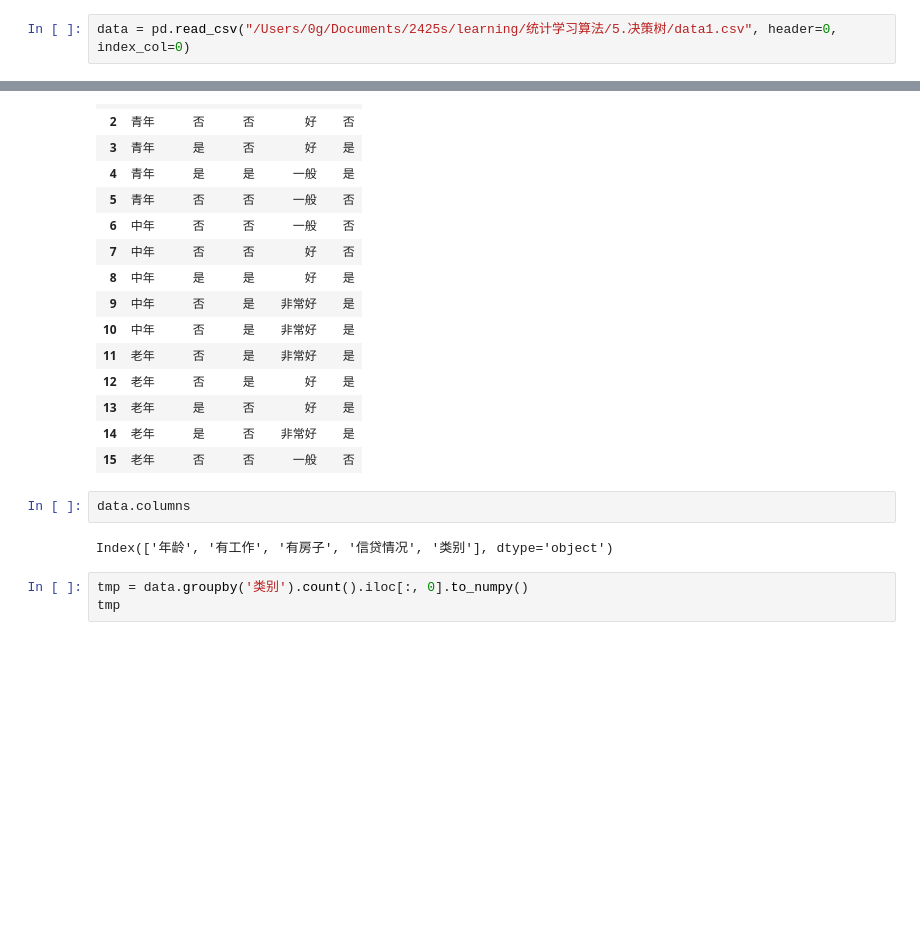
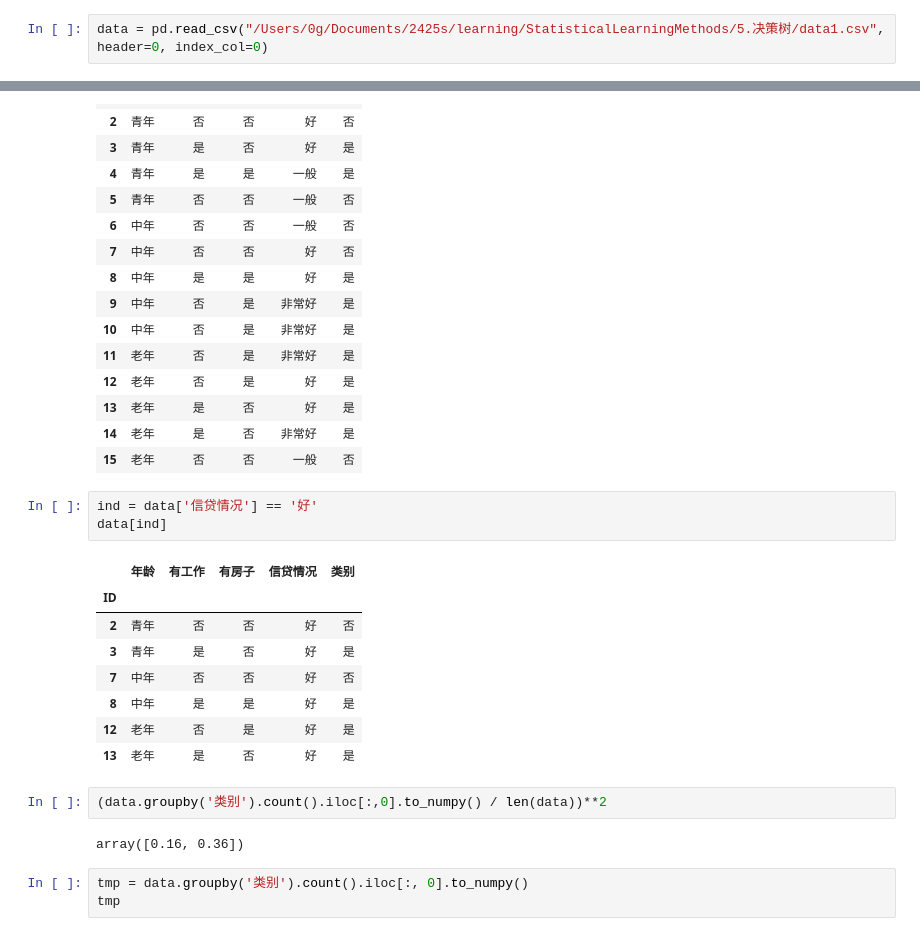
Before and after one commit to ruaruazero/StatisticalLearningMethods, a Jupyter notebook: 5.决策树/5.决策树.ipynb, the cells around one changed output, grey strips where cells are left out. Saved outputs shown, nothing was run; the diff lists cells and outputs as text; blank space fills up the shorter version.

```diff
--- a/5.决策树/5.决策树.ipynb
+++ b/5.决策树/5.决策树.ipynb
@@ -65,7 +89,7 @@ wine.groupby('alcohol').count
 # %% [output]
 <bound method GroupBy.count of <pandas.core.groupby.generic.DataFrameGroupBy object at 0x...>>
 # %%
-data = pd.read_csv("/Users/0g/Documents/2425s/learning/统计学习算法/5.决策树/data1.csv", header=0, index_col=0)
+data = pd.read_csv("/Users/0g/Documents/2425s/learning/StatisticalLearningMethods/5.决策树/data1.csv", header=0, index_col=0)
 # %%
 data
 # %% [output]
@@ -86,10 +110,22 @@ data
 | 13 | 老年 | 是 | 否 | 好 | 是 |
 | 14 | 老年 | 是 | 否 | 非常好 | 是 |
 | 15 | 老年 | 否 | 否 | 一般 | 否 |
-# %%
-data.columns
-# %% [output]
-Index(['年龄', '有工作', '有房子', '信贷情况', '类别'], dtype='object')
+# %%
+ind = data['信贷情况'] == '好'
+data[ind]
+# %% [output]
+|  | 年龄 | 有工作 | 有房子 | 信贷情况 | 类别 |
+| ID |  |  |  |  |  |
+| 2 | 青年 | 否 | 否 | 好 | 否 |
+| 3 | 青年 | 是 | 否 | 好 | 是 |
+| 7 | 中年 | 否 | 否 | 好 | 否 |
+| 8 | 中年 | 是 | 是 | 好 | 是 |
+| 12 | 老年 | 否 | 是 | 好 | 是 |
+| 13 | 老年 | 是 | 否 | 好 | 是 |
+# %%
+(data.groupby('类别').count().iloc[:,0].to_numpy() / len(data))**2
+# %% [output]
+array([0.16, 0.36])
 # %%
 tmp = data.groupby('类别').count().iloc[:, 0].to_numpy()
 tmp
```
Also changed, not shown: parts of 3 cells of this notebook, 3 other files.
